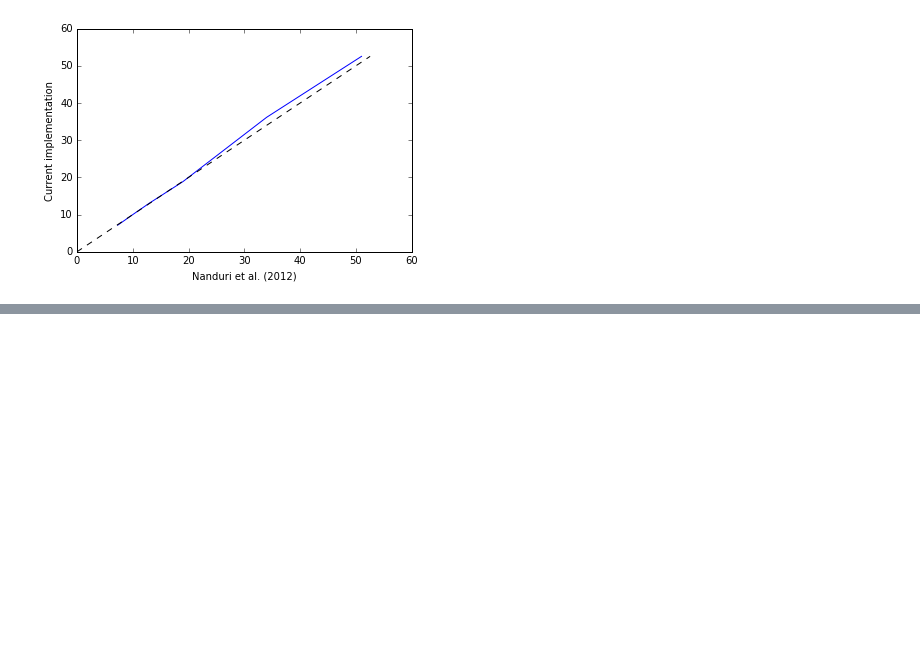
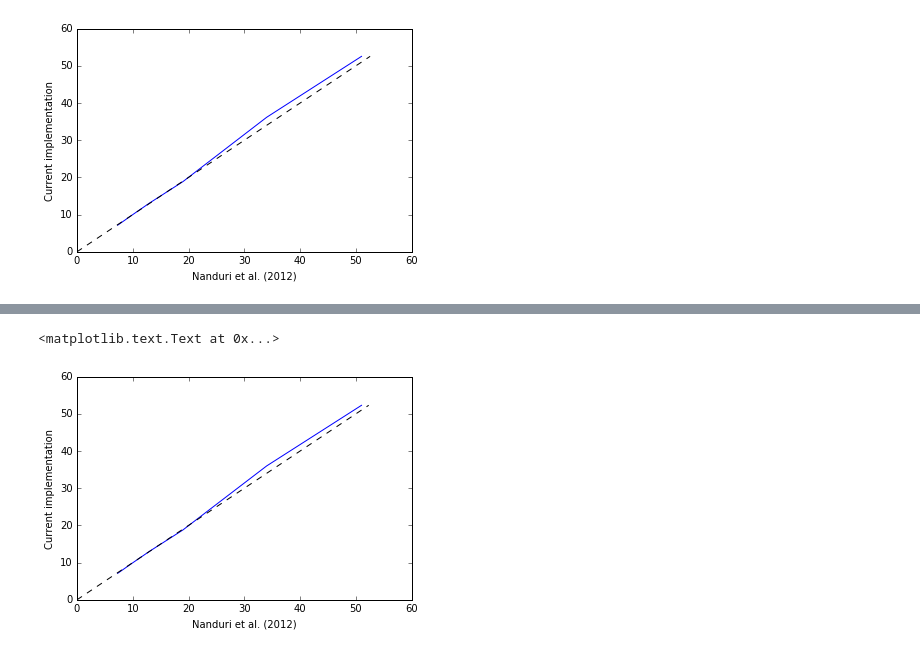
Before and after one commit to mbeyeler/pulse2percept, a Jupyter notebook: examples/notebooks/1.0-mb-exp-nanduri2012.ipynb, the cells around one changed output, grey strips where cells are left out. Saved outputs shown, nothing was run; the diff lists cells and outputs as text; code cells hidden in the pictures; blank space fills up the shorter version.

```diff
--- a/examples/notebooks/1.0-mb-exp-nanduri2012.ipynb
+++ b/examples/notebooks/1.0-mb-exp-nanduri2012.ipynb
@@ -60,0 +138,15 @@ plt.ylabel('Current implementation')
+# %%
+# Frequency plot is uncompromised
+B = []
+for freq in all_freqs:
+    ntm.asymptote = all_scale[0]
+    R4 = ntm.model_cascade(get_pulse_train(freq, all_amps[0]), dojit=True)
+    B.append(R4.data.max())
+
+plt.plot(out_freqs, B)
+plt.plot([0, B[-1]], [0, B[-1]], '--k')
+plt.xlabel('Nanduri et al. (2012)')
+plt.ylabel('Current implementation')
+# %% [output]
+<matplotlib.text.Text at 0x...>
+[figure, added]
```
Also changed, not shown: parts of 12 cells of this notebook.
